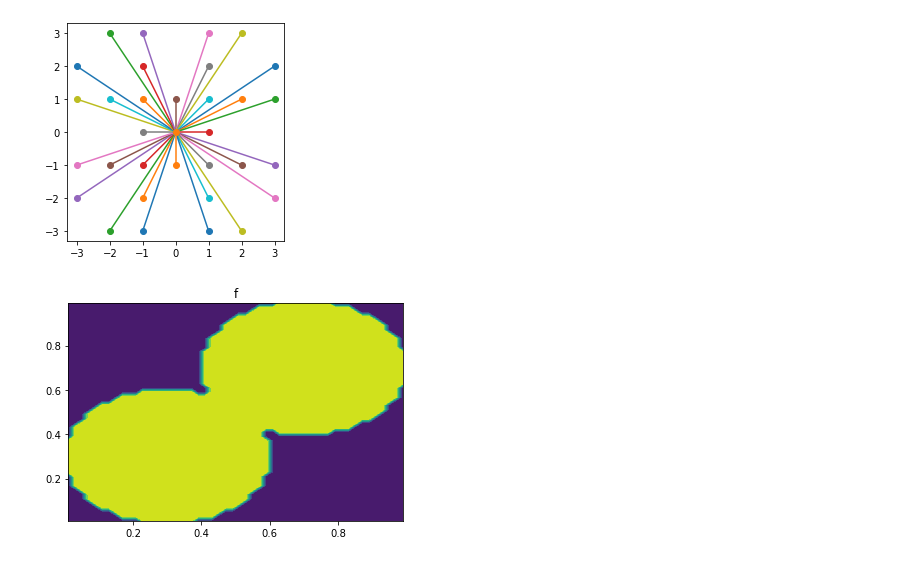
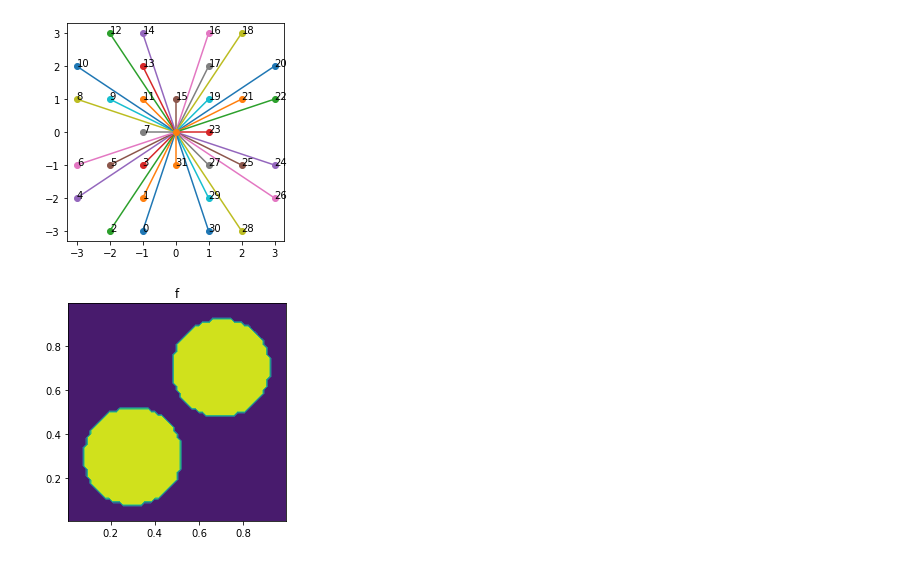
Before and after one commit to wonjunee/monotone-scheme, a Jupyter notebook: affine_PDE_2D.ipynb, the cells around one changed output. Saved outputs shown, nothing was run; the diff lists cells and outputs as text; code cells hidden in the pictures.

```diff
--- a/affine_PDE_2D.ipynb
+++ b/affine_PDE_2D.ipynb
@@ -15,69 +29,72 @@ from monotone import Curv2DSolver
 # %%
 # 2D version
+def get_stencils_2d(stencil_size=3):
+    # Let's get a numpy array that contains the list of stencils given the stencil size in 3D
+    stencils_tmp = []
+    dim = 2
 
-# Let's get a numpy array that contains the list of stencils given the stencil size in 3D
+    for i1 in range(-stencil_size, stencil_size+1):
+        for i2 in range(-stencil_size, stencil_size+1):
+            if i1!= 0 or i2!=0:
+                stencils_tmp.append((i1,i2, np.arctan2(i1,i2), i1*i1 + i2*i2))
+
+    stencils_tmp.sort(key=lambda x: x[dim+1])
+    stencils_tmp.sort(key=lambda x: x[dim])
+    stencils = []
+    for i, it in enumerate(stencils_tmp):
+        if i == 0:
+            stencils.append(it[:dim])
+        else:
+            if it[dim] != stencils_tmp[i-1][dim]:
+                stencils.append(it[:dim])
+    return stencils
+
 stencil_size = 3
-stencils_tmp = []
-# add cases for i0 == 0
-
-for i1 in range(-stencil_size, stencil_size+1):
-    for i2 in range(-stencil_size, stencil_size+1):
-        if i1!= 0 or i2!=0:
-            stencils_tmp.append((0,i1,i2, np.arctan2(i1,i2), i1*i1 + i2*i2))
-
-stencils_tmp.sort(key=lambda x: x[4])
-stencils_tmp.sort(key=lambda x: x[3])
-stencils = []
-for i, it in enumerate(stencils_tmp):
-    if i == 0:
-        stencils.append(it[:3])
-    else:
-        if it[3] != stencils_tmp[i-1][3]:
-            stencils.append(it[:3])
-
+stencils = get_stencils_2d(stencil_size = stencil_size)
 fig = plt.figure()
 ax = fig.add_subplot(111)
-for i in stencils:
-    ax.plot([0,i[1]], [0,i[2]], 'o-')
+for idx,i in enumerate(stencils):
+    ax.plot([0,i[0]], [0,i[1]], 'o-')
+    ax.text(i[0],i[1], f"{idx}")
 ax.set_aspect('equal')
 plt.show()
 # %% [output]
-[figure, old version]
+[figure, new version]
 # %%
 # create an empty f
-n = 50
+n = 64
 f = np.zeros((n,n))
 u = np.zeros((n,n))
 
 # initializing f
 xx = np.linspace(0.5/n,1-0.5/n,n)
 X,Y = np.meshgrid(xx,xx)
 
 def f_ellipse():
     f = np.zeros((n,n))
     theta = -np.pi/3.0
     Xr = 0.5 + np.cos(theta)*(X-0.5) - np.sin(theta)*(Y-0.5)
     Yr = 0.5 + np.sin(theta)*(X-0.5) + np.cos(theta)*(Y-0.5)
     f[4*pow(Xr - 0.5,2) + pow(Yr-0.5,2) < 0.5 ** 2] = 1
     return f
 
 # f = f_ellipse()
 # f[(np.abs(X-0.5)<0.4) & (np.abs(Y-0.5)<0.4)] = 1
 # f[(np.abs(X-0.5)<0.3) & (np.abs(Y-0.5)<0.3)] = 1
-f[((X-0.3)**2 + (Y-0.3)**2 <0.3**2) | ((X-0.7)**2 + (Y-0.7)**2 <0.3**2)] = 1
+f[((X-0.3)**2 + (Y-0.3)**2 <0.22**2) | ((X-0.7)**2 + (Y-0.7)**2 <0.22**2)] = 1
 
 
 # returning contiguous arrays in memory
 u = np.ascontiguousarray(u, dtype=np.float64)  # solution
 f = np.ascontiguousarray(f, dtype=np.float64)  # the right hand side function
 
 # plotting f
 fig = plt.figure()
 ax = fig.add_subplot()
 ax.contourf(X,Y,f)
 ax.set_title("f")
 ax.set_aspect('equal')
 plt.show()
 # %% [output]
-[figure, old version]
+[figure, new version]
 # %%
```
Also changed, not shown: parts of 5 cells of this notebook, 5 other files.
